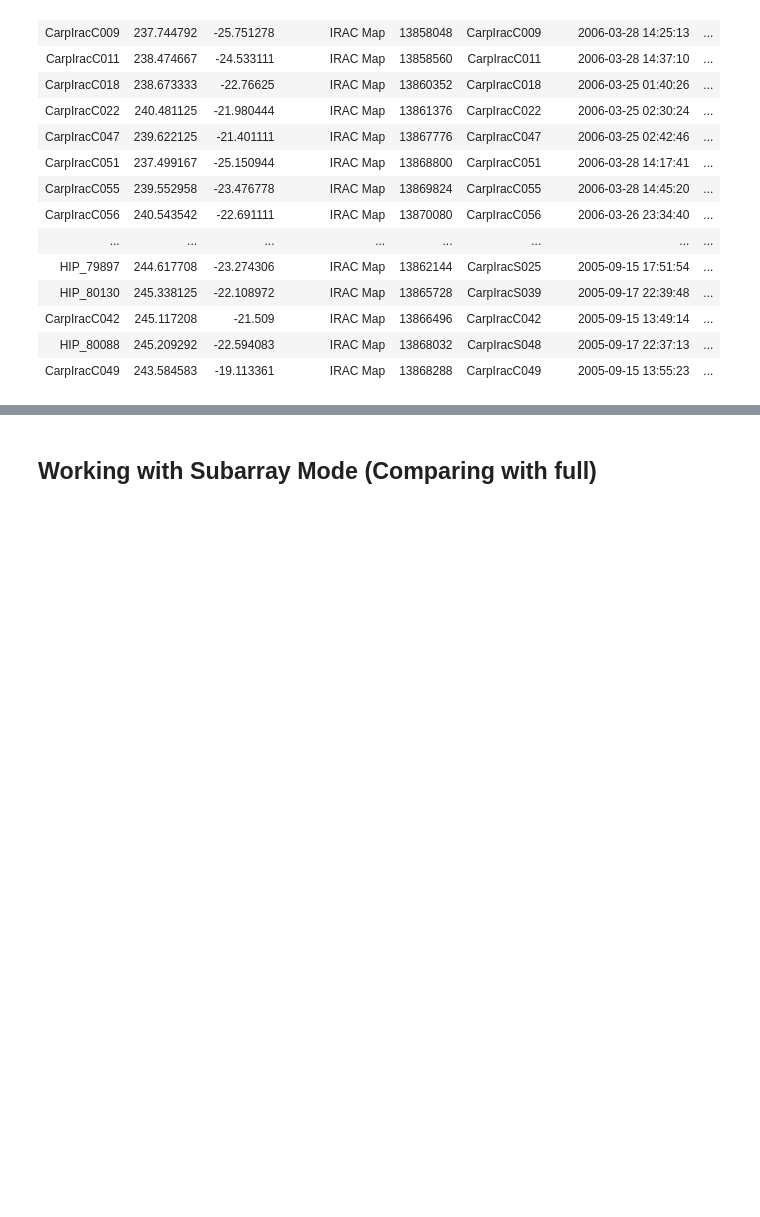
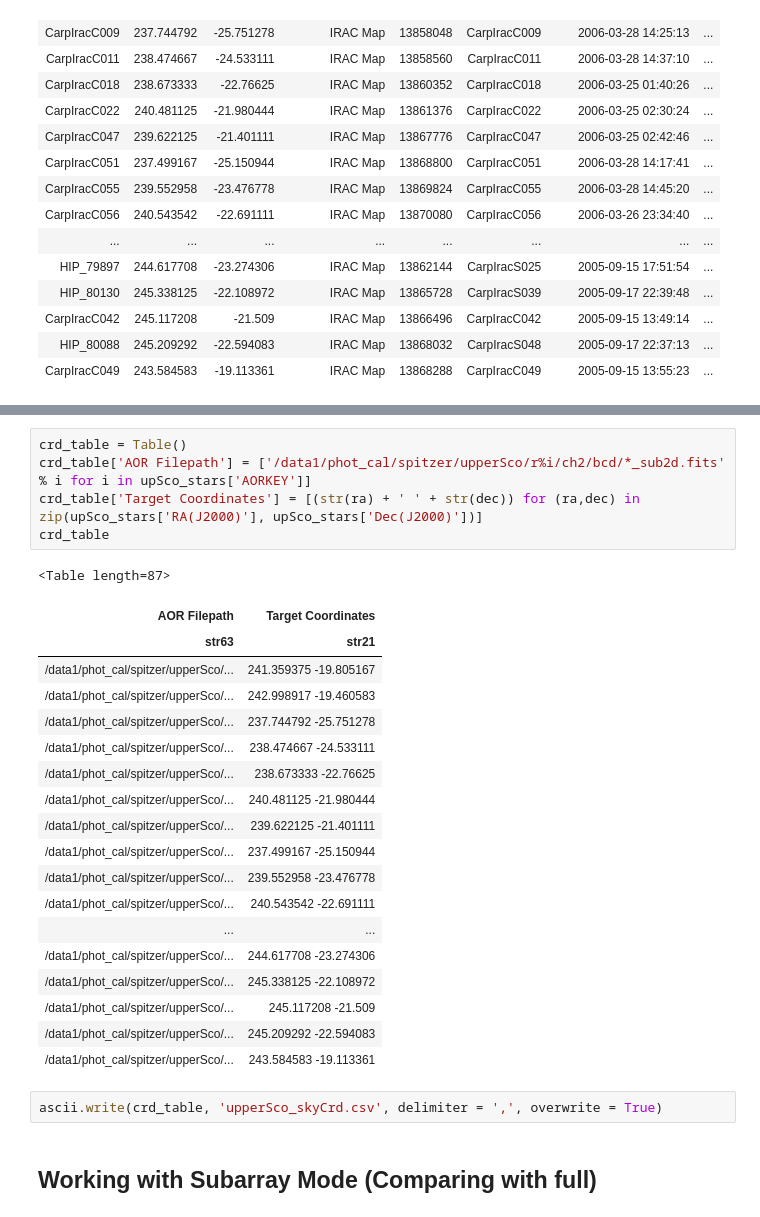
Before and after one commit to eas342/IRAC_photometry, a Jupyter notebook: Code Testing.ipynb, the cells around one changed output, grey strips where cells are left out. Cells and saved outputs as stored; diff of their text form; blank space fills up the shorter version.

```diff
--- a/Code Testing.ipynb
+++ b/Code Testing.ipynb
@@ -149,3 +204,30 @@ len(a)
+# %%
+crd_table = Table()
+crd_table['AOR Filepath'] = ['/data1/phot_cal/spitzer/upperSco/r%i/ch2/bcd/*_sub2d.fits' % i for i in upSco_stars['AORKEY']]
+crd_table['Target Coordinates'] = [(str(ra) + ' ' + str(dec)) for (ra,dec) in zip(upSco_stars['RA(J2000)'], upSco_stars['Dec(J2000)'])]
+crd_table
+# %% [output]
+<Table length=87>
+| AOR Filepath | Target Coordinates |
+| str63 | str21 |
+| /data1/phot_cal/spitzer/upperSco/... | 241.359375 -19.805167 |
+| /data1/phot_cal/spitzer/upperSco/... | 242.998917 -19.460583 |
+| /data1/phot_cal/spitzer/upperSco/... | 237.744792 -25.751278 |
+| /data1/phot_cal/spitzer/upperSco/... | 238.474667 -24.533111 |
+| /data1/phot_cal/spitzer/upperSco/... | 238.673333 -22.76625 |
+| /data1/phot_cal/spitzer/upperSco/... | 240.481125 -21.980444 |
+| /data1/phot_cal/spitzer/upperSco/... | 239.622125 -21.401111 |
+| /data1/phot_cal/spitzer/upperSco/... | 237.499167 -25.150944 |
+| /data1/phot_cal/spitzer/upperSco/... | 239.552958 -23.476778 |
+| /data1/phot_cal/spitzer/upperSco/... | 240.543542 -22.691111 |
+| ... | ... |
+| /data1/phot_cal/spitzer/upperSco/... | 244.617708 -23.274306 |
+| /data1/phot_cal/spitzer/upperSco/... | 245.338125 -22.108972 |
+| /data1/phot_cal/spitzer/upperSco/... | 245.117208 -21.509 |
+| /data1/phot_cal/spitzer/upperSco/... | 245.209292 -22.594083 |
+| /data1/phot_cal/spitzer/upperSco/... | 243.584583 -19.113361 |
+# %%
+ascii.write(crd_table, 'upperSco_skyCrd.csv', delimiter = ',', overwrite = True)
 # %% [markdown]
 ## Working with Subarray Mode (Comparing with full)
 # %%
```
Also changed, not shown: parts of 8 cells of this notebook, 9 other files.
